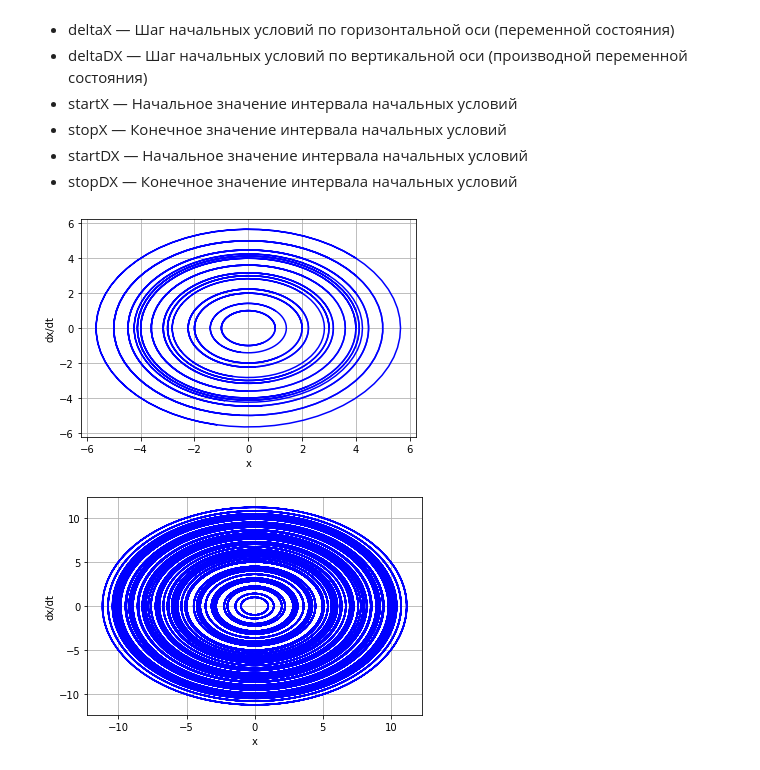
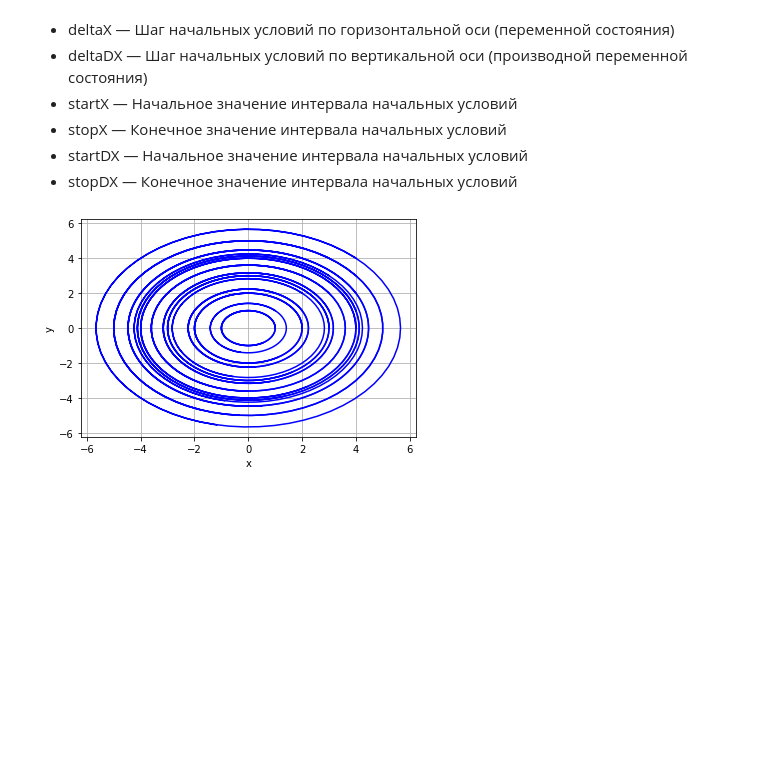
Before and after one commit to mainarel/NDS_labs, a Jupyter notebook: NDS_lab1.ipynb, the cells around one changed output. Drawn from its saved outputs; the diff is of its cells as text; code cells hidden in the pictures; blank space fills up the shorter version.

```diff
--- a/NDS_lab1.ipynb
+++ b/NDS_lab1.ipynb
@@ -11,7 +11,7 @@ def ode(vector, t, epsilon):
         return dydt
 
 
-def calcODE(args, y0, dy0, ts = 10, nt = 101):
+def calcODE(args, y0, dy0, ts = 20, nt = 201):
     y0 = [y0, dy0]
     t = np.linspace(0, ts, nt)
     sol = odeint(ode, y0, t, args)
@@ -28,8 +28,11 @@ def drawPhasePortrait(args, deltaX = 1, deltaDX = 1, startX = 0,  stopX = 5, sta
             for dy0 in range(startDX, stopDX, deltaDX):
                 sol = calcODE(args, y0, dy0, ts, nt)
                 plt.plot(sol[:, 1], sol[:, 0], 'b')
+
+    #fig = plt.figure()
     plt.xlabel('x')
-    plt.ylabel('dx/dt')
+    plt.ylabel('y')
+    #plt.ylim((-10,10))
     plt.grid()
     plt.show()
 # %% [markdown]
@@ -42,8 +45,7 @@ def drawPhasePortrait(args, deltaX = 1, deltaDX = 1, startX = 0,  stopX = 5, sta
 # %%
 epsilon = 0
 args=(epsilon, )
 drawPhasePortrait(args)
-drawPhasePortrait(args, 1, 1, -10, 10, -5, 5, ts = 30, nt = 301)
+#drawPhasePortrait(args, 1, 1, -10, 10, -5, 5, ts = 30, nt = 301)
 # %% [output]
-[figure, old version]
+[figure, new version]
-[figure, removed]
```
